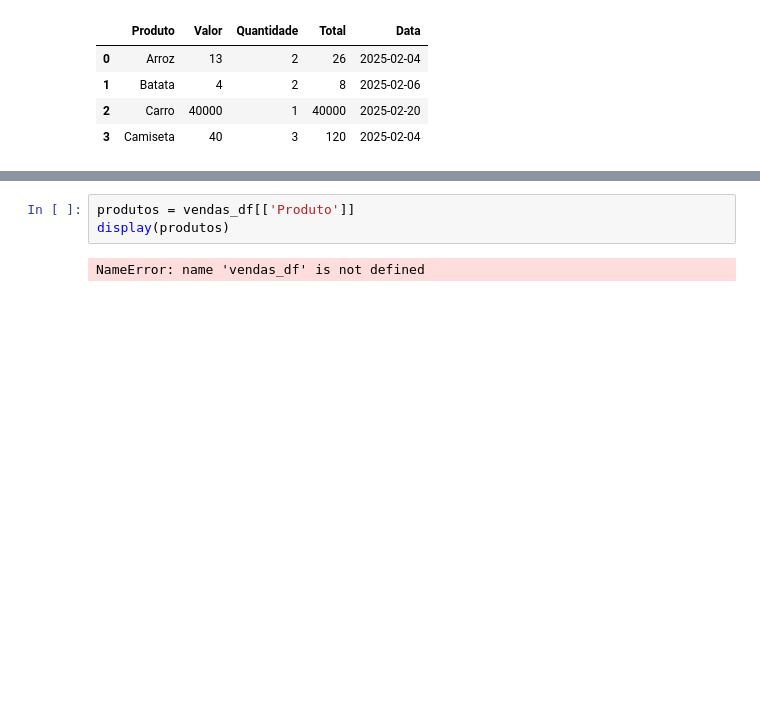
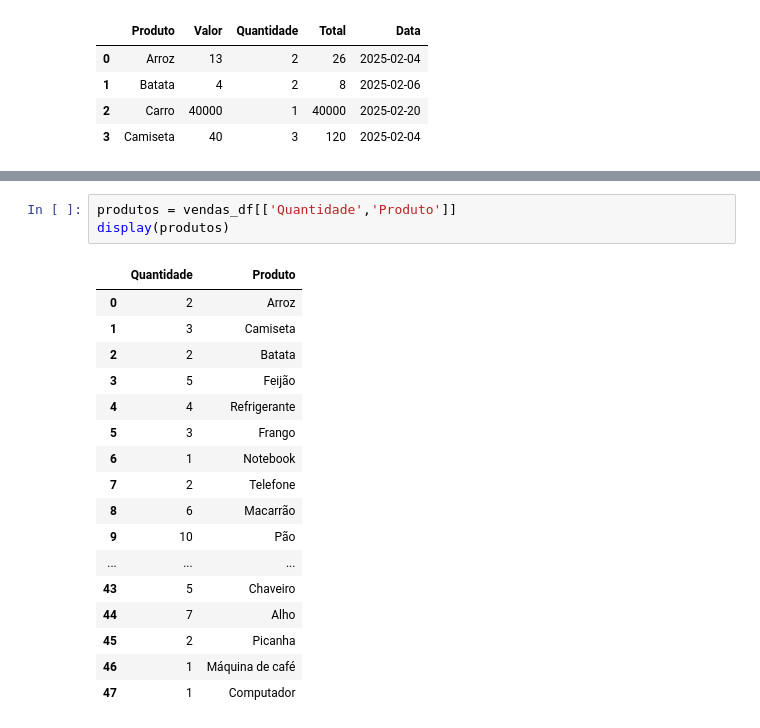
Before and after one commit to Renaum98/Python, a Jupyter notebook: Pandas/teste.ipynb, the cells around one changed output, grey strips where cells are left out. Cells and saved outputs as stored; diff of their text form; blank space fills up the shorter version.

```diff
--- a/Pandas/teste.ipynb
+++ b/Pandas/teste.ipynb
@@ -49,5 +66,21 @@ display(vendas_df.describe())#descreve os dados da tabela
 # %%
-produtos = vendas_df[['Produto']]
+produtos = vendas_df[['Quantidade','Produto']]
 display(produtos)
 # %% [output]
-NameError: name 'vendas_df' is not defined
+|  | Quantidade | Produto |
+| 0 | 2 | Arroz |
+| 1 | 3 | Camiseta |
+| 2 | 2 | Batata |
+| 3 | 5 | Feijão |
+| 4 | 4 | Refrigerante |
+| 5 | 3 | Frango |
+| 6 | 1 | Notebook |
+| 7 | 2 | Telefone |
+| 8 | 6 | Macarrão |
+| 9 | 10 | Pão |
+| ... | ... | ... |
+| 43 | 5 | Chaveiro |
+| 44 | 7 | Alho |
+| 45 | 2 | Picanha |
+| 46 | 1 | Máquina de café |
+| 47 | 1 | Computador |
```
Also changed, not shown: parts of 7 cells of this notebook, 5 other files.
